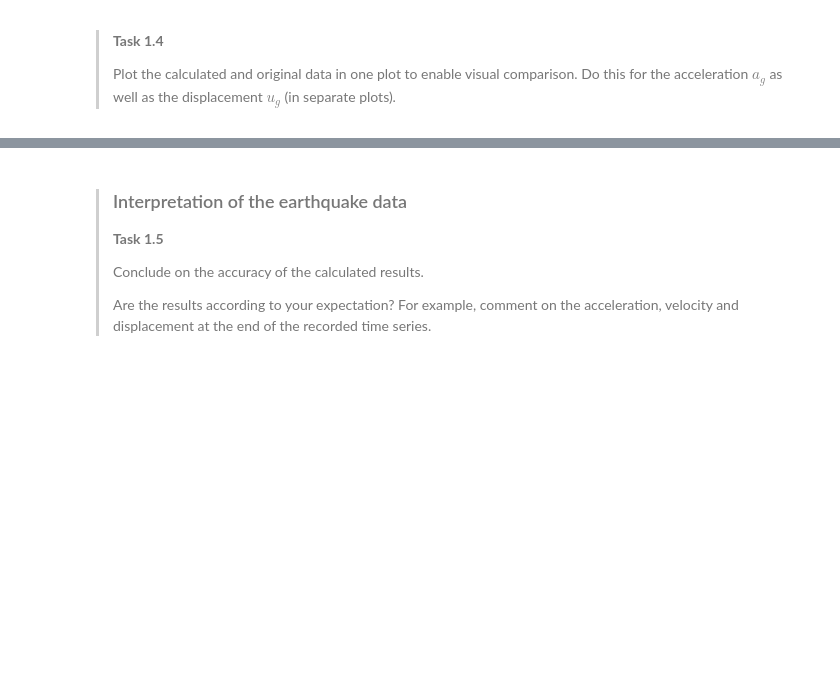
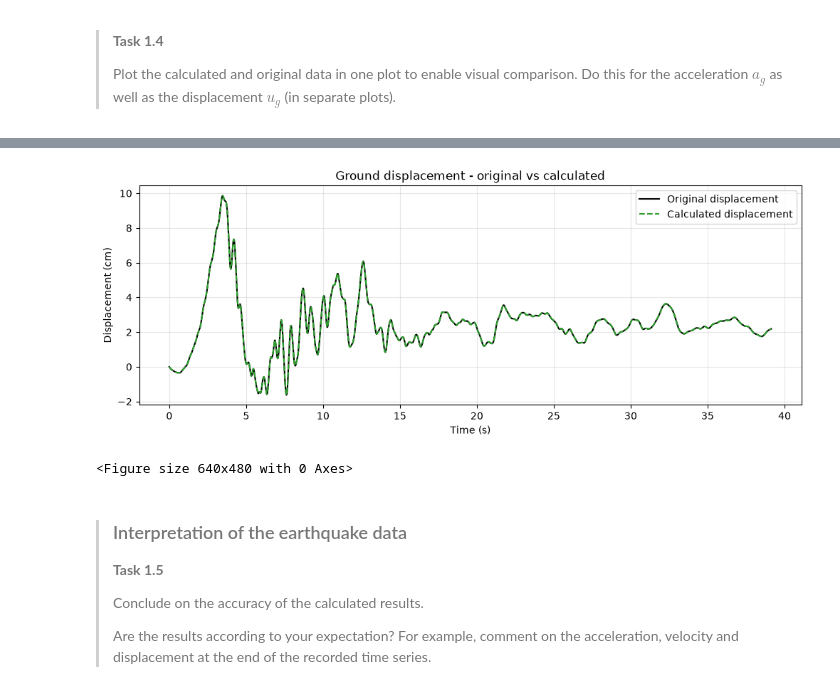
Before and after one commit to jusung-github/GA1.2, a Jupyter notebook: 1Ddynamics.ipynb, the cells around one changed output, grey strips where cells are left out. Drawn from its saved outputs; the diff is of its cells as text; code cells hidden in the pictures; blank space fills up the shorter version.

```diff
--- a/1Ddynamics.ipynb
+++ b/1Ddynamics.ipynb
@@ -129,3 +130,8 @@ As an exercise, we consider the earthquake ground velocity $v_g$ as the only giv
+# %%
+# Trapezoidal Rule to integrate ground displacement from given velocity
+# u_g(t_i) = u_g(t_0) + ∫ v_g(t) dt, approximated cumulatively
+ug_calc = np.zeros_like(vg)
+ug_calc[1:] = np.cumsum(0.5 * (vg[1:] + vg[:-1]) * dt)
 # %% [markdown]
 ### Comparing the calculated data with the original data
 # %% [markdown]
@@ -156,3 +164,21 @@ plt.show()
+# %%
+# Plotting ground displacement
+
+plt.figure(figsize=(12, 4))
+plt.plot(t, ug, label='Original displacement', color='black', linewidth=1.5)
+plt.plot(t, ug_calc, label='Calculated displacement', color='tab:green', linestyle='--', linewidth=1.5)
+plt.xlabel('Time (s)')
+plt.ylabel('Displacement (cm)')
+plt.title('Ground displacement - original vs calculated')
+
+plt.legend()
+
+plt.grid(True, alpha=0.3)
+plt.show()
+plt.tight_layout()
+# %% [output]
+[figure, added]
+<Figure size 640x480 with 0 Axes>
 # %% [markdown]
 >### Interpretation of the earthquake data
 >
```
Also changed, not shown: parts of 16 cells of this notebook, 2 other files.
